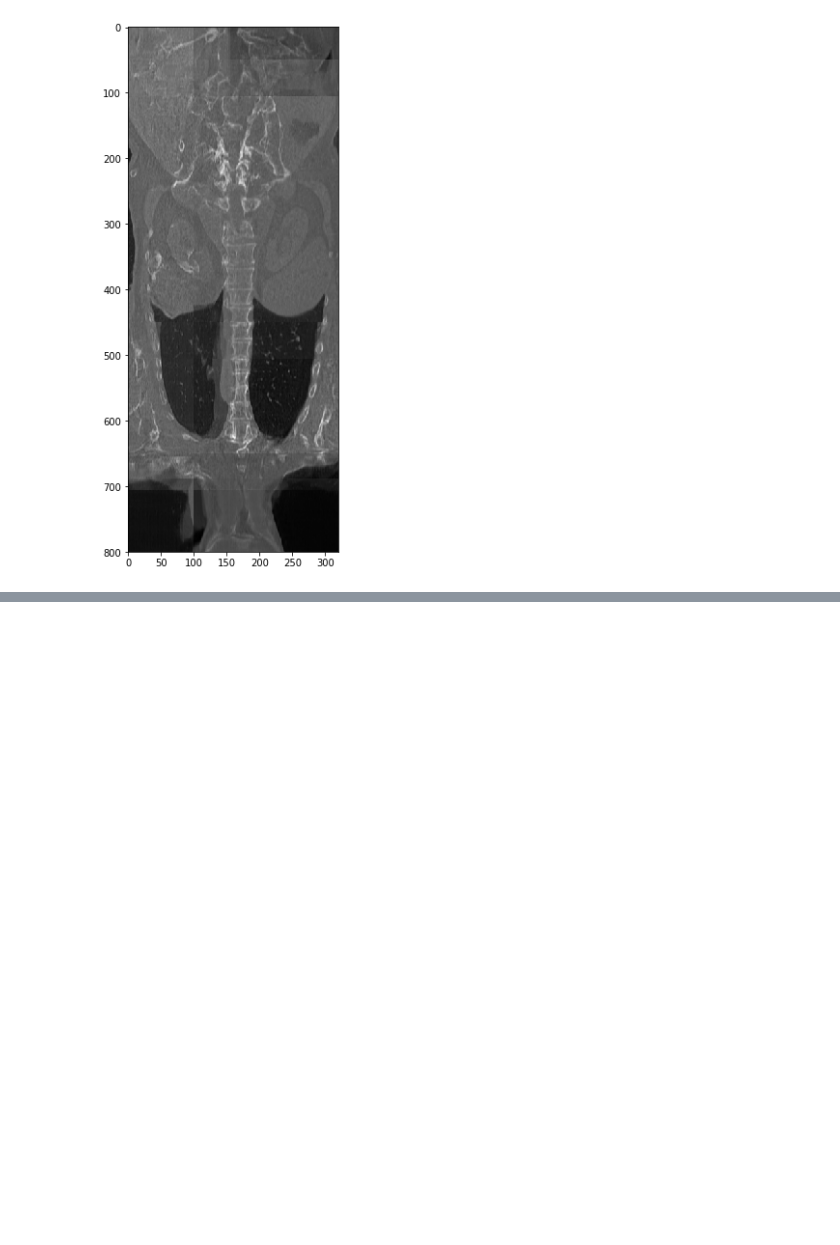
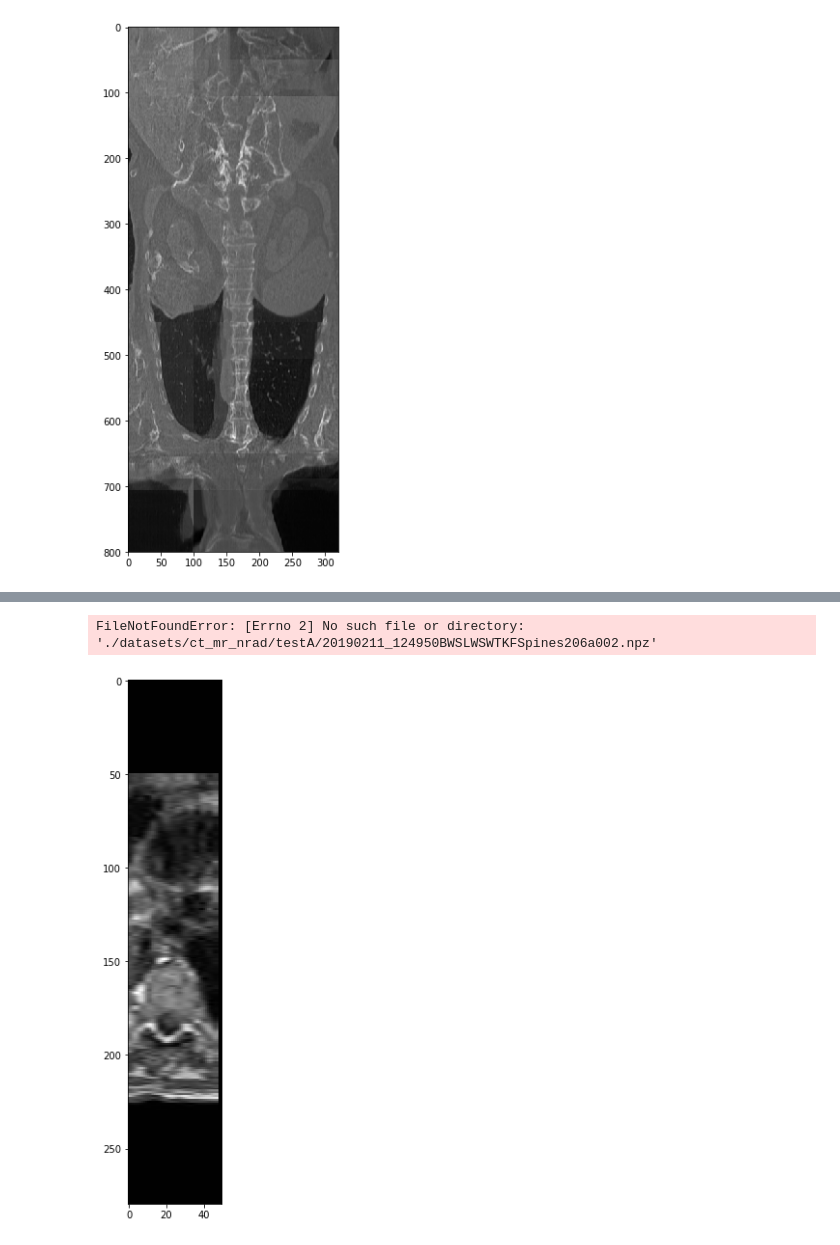
Before and after one commit to momenator/CycleGAN, a Jupyter notebook: Playground.ipynb, the cells around one changed output, grey strips where cells are left out. Saved outputs shown, nothing was run; the diff lists cells and outputs as text; code cells hidden in the pictures; blank space fills up the shorter version.

```diff
--- a/Playground.ipynb
+++ b/Playground.ipynb
@@ -51,0 +73,9 @@ display(fake_scan, 60)
+# %%
+scan = np.load('./datasets/ct_mr_nrad/testA/20190211_124950BWSLWSWTKFSpines206a002.npz')['data']
+scan.shape
+# %% [output]
+FileNotFoundError: [Errno 2] No such file or directory: './datasets/ct_mr_nrad/testA/20190211_124950BWSLWSWTKFSpines206a002.npz'
+# %%
+display(scan, )
+# %% [output]
+[figure, added]
```
Also changed, not shown: parts of 7 cells of this notebook, 5 other files.
